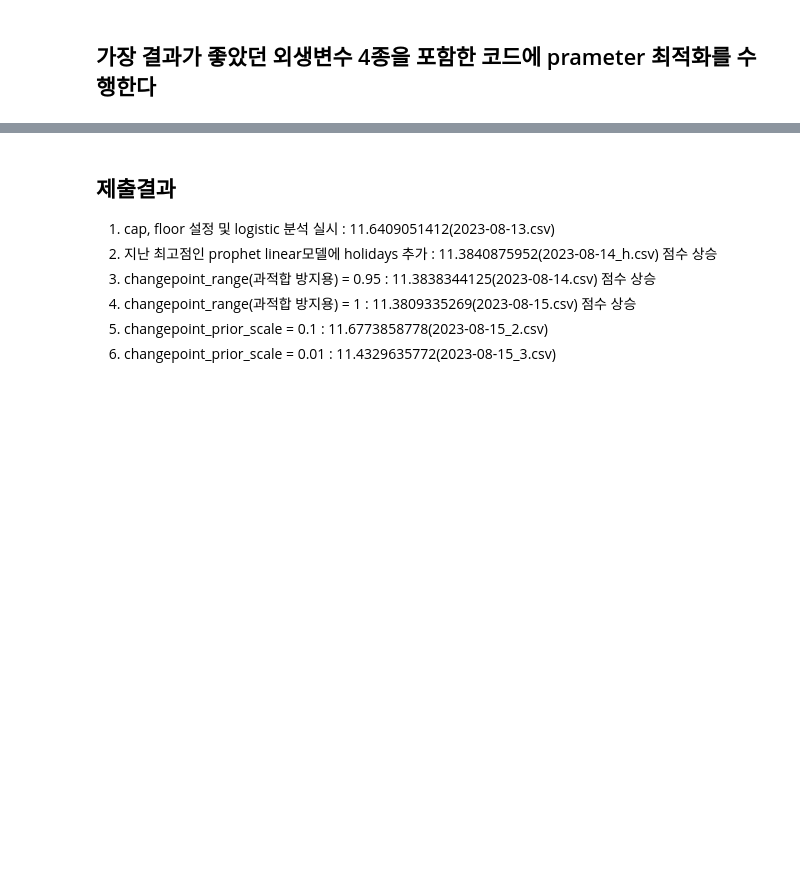
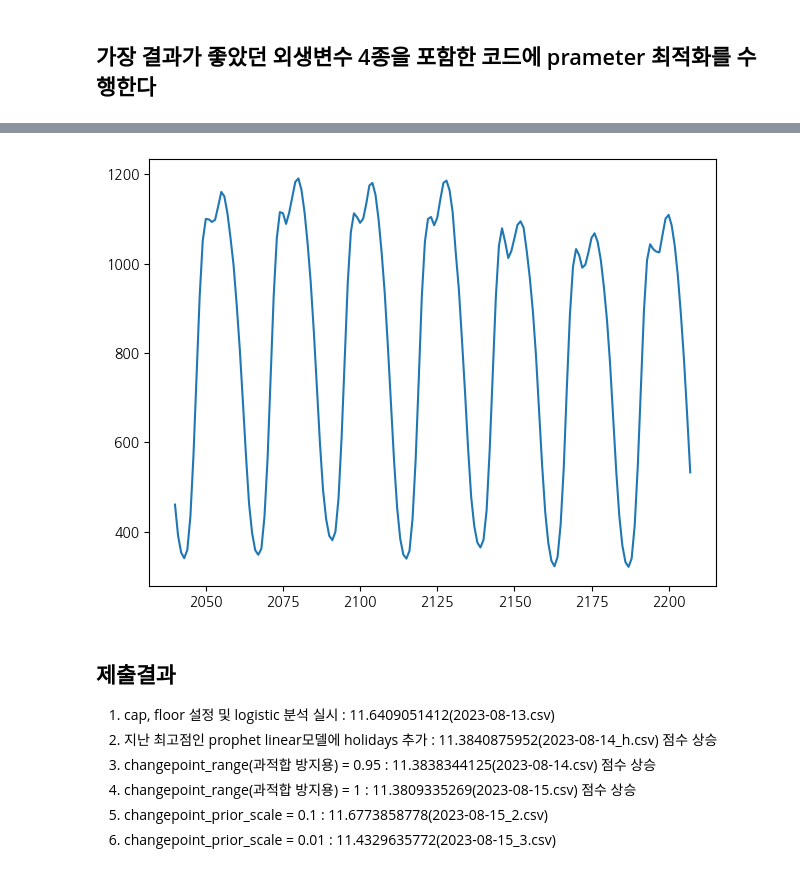
Before and after one commit to Jonghyun-Park1027/Competition3, a Jupyter notebook: Prophet_add_regressor.ipynb, the cells around one changed output, grey strips where cells are left out. Cells and saved outputs as stored; diff of their text form; code cells hidden in the pictures; blank space fills up the shorter version.

```diff
--- a/Prophet_add_regressor.ipynb
+++ b/Prophet_add_regressor.ipynb
@@ -129,3 +153,11 @@ fig = m.plot_components(forecast)
+# %%
+days = 2040
+forecast.loc[days:, 'yhat'].plot()
+# plt.xticks(ticks=range(0, days+1, 12), labels=forecast['ds'][:days+1:12].dt.strftime('%Y-%m-%d %H:%M'), rotation=45)
+plt.tight_layout()
+plt.show()
+# %% [output]
+[figure, added]
 # %%
 test_submission.to_csv("results/2023-08-15_3.csv")
 # %% [markdown]
```
Also changed, not shown: parts of 5 cells of this notebook.
